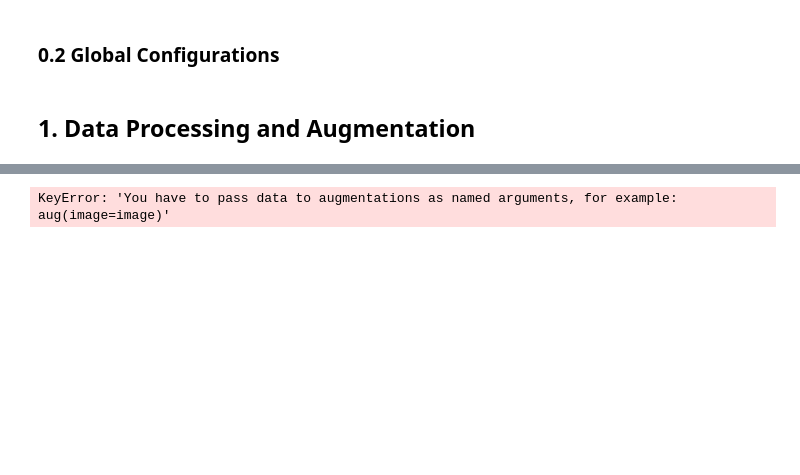
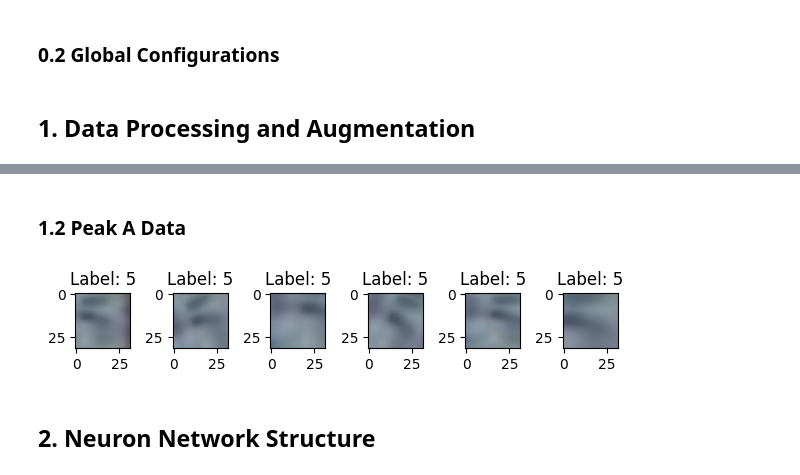
Before and after one commit to hyz-courses/CISC3024-Pattern-Recognition, a Jupyter notebook: Final_Project/main.ipynb, the cells around one changed output, grey strips where cells are left out. Drawn from its saved outputs; the diff is of its cells as text; code cells hidden in the pictures; blank space fills up the shorter version.

```diff
--- a/Final_Project/main.ipynb
+++ b/Final_Project/main.ipynb
@@ -30,6 +30,8 @@ Using device: cuda
 ### 0.2 Global Configurations
 # %%
 path_dataset = "./data/SVHN_mat"
+norm_mean = [0.4377, 0.4438, 0.4728]
+norm_std = [0.1980, 0.2010, 0.1970]
 # %% [markdown]
 ## 1. Data Processing and Augmentation
 # %% [markdown]
@@ -38,13 +41,6 @@ path_dataset = "./data/SVHN_mat"
 import albumentations as A
 from albumentations.pytorch import ToTensorV2
 import scipy.io as sio
-# %%
-transform = A.Compose([
-    A.RandomResizedCrop(32, 32),
-    A.Rotate(limit=30),
-    A.Normalize(mean=[0.4377, 0.4438, 0.4728], std=[0.1980, 0.2010, 0.1970]),
-    ToTensorV2()
-])
 # %%
 class SVHNDataset(Dataset):
     def __init__(self, mat_file, transform=None):
@@ -73,4 +64,39 @@ extra_dataset = SVHNDataset(mat_file=os.path.join(path_dataset,"extra_32x32.mat"
+# %%
+transform = A.Compose([
+    A.RandomResizedCrop(32, 32),
+    A.Rotate(limit=30),
+    A.Normalize(mean=norm_mean, std=norm_std),
+    ToTensorV2()
+])
+
+train_dataset = SVHNDataset(mat_file=os.path.join(path_dataset,"train_32x32.mat"), transform=transform)
+test_dataset = SVHNDataset(mat_file=os.path.join(path_dataset,"test_32x32.mat"), transform=transform)
+extra_dataset = SVHNDataset(mat_file=os.path.join(path_dataset,"extra_32x32.mat"), transform=transform)
+# %% [markdown]
+### 1.2 Peak A Data
 # %%
-train_dataset.__getitem__(0)
+def unnormalize(img, mean, std):
+    """Revert the normalization for visualization."""
+    img = img * std + mean
+    return np.clip(img, 0, 1)
+
+# Plotting multiple images in a grid
+grid_rows, grid_cols = 1, 6
+
+fig, axes = plt.subplots(grid_rows, grid_cols, figsize=(6, 6))
+
+for i in range(grid_cols):
+    img_tensor, label = train_dataset.__getitem__(5)
+    img = img_tensor.permute(1, 2, 0).numpy()  # Convert to (H, W, C)
+    img = unnormalize(img, norm_mean, norm_std)
+
+    ax = axes[i]  # Get subplot axis
+    ax.imshow(img)
+    ax.set_title(f"Label: {label}")
+
+plt.tight_layout()
+plt.show()
 # %% [output]
-KeyError: 'You have to pass data to augmentations as named arguments, for example: aug(image=image)'
+[figure, added]
+# %% [markdown]
+## 2. Neuron Network Structure
```
Also changed, not shown: parts of 5 cells of this notebook.
